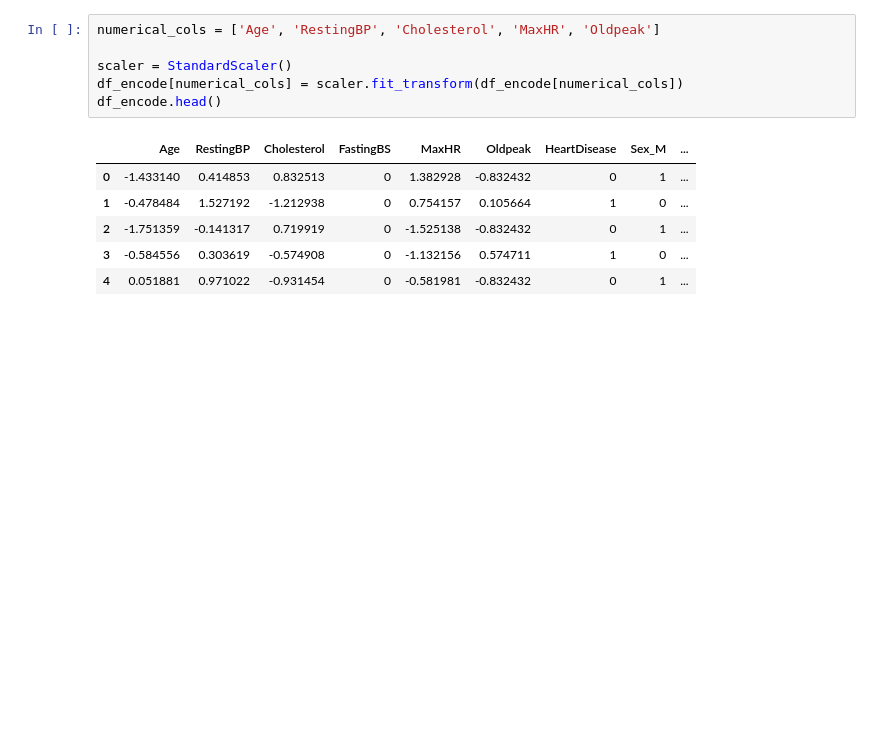
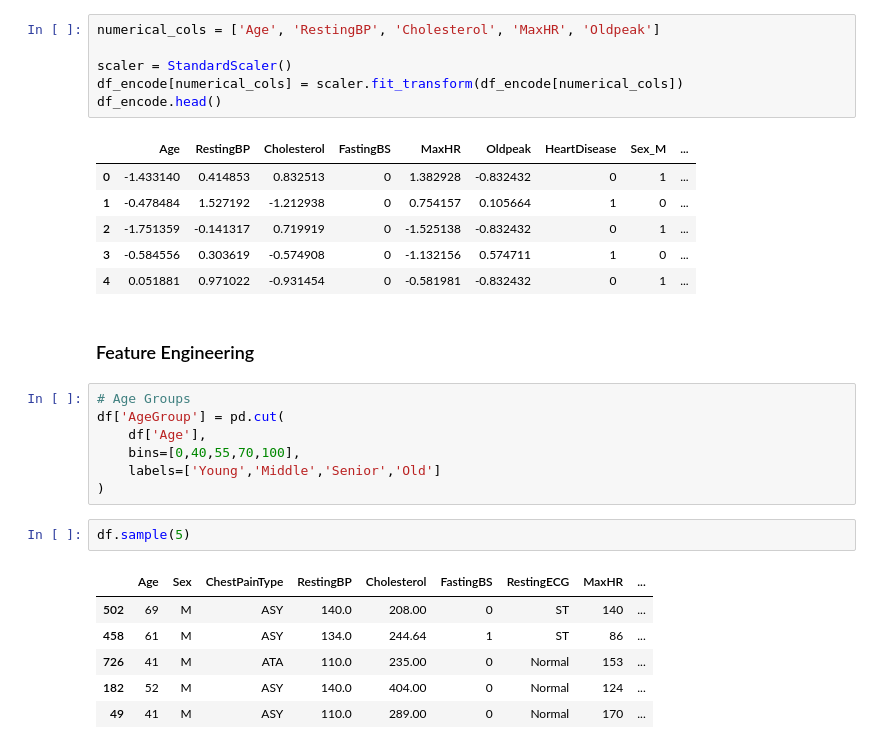
Before and after one commit to SayidMushtaQ/Heart-disease-eda-preprocessing, a Jupyter notebook: heart.ipynb, the cells around one changed output. Cells and saved outputs as stored; diff of their text form; blank space fills up the shorter version.

```diff
--- a/heart.ipynb
+++ b/heart.ipynb
@@ -410,3 +410,21 @@ df_encode.head()
 | 2 | -1.751359 | -0.141317 | 0.719919 | 0 | -1.525138 | -0.832432 | 0 | 1 | ... |
 | 3 | -0.584556 | 0.303619 | -0.574908 | 0 | -1.132156 | 0.574711 | 1 | 0 | ... |
 | 4 | 0.051881 | 0.971022 | -0.931454 | 0 | -0.581981 | -0.832432 | 0 | 1 | ... |
+# %% [markdown]
+### Feature Engineering
+# %%
+# Age Groups
+df['AgeGroup'] = pd.cut(
+    df['Age'],
+    bins=[0,40,55,70,100],
+    labels=['Young','Middle','Senior','Old']
+)
+# %%
+df.sample(5)
+# %% [output]
+|  | Age | Sex | ChestPainType | RestingBP | Cholesterol | FastingBS | RestingECG | MaxHR | ... |
+| 502 | 69 | M | ASY | 140.0 | 208.00 | 0 | ST | 140 | ... |
+| 458 | 61 | M | ASY | 134.0 | 244.64 | 1 | ST | 86 | ... |
+| 726 | 41 | M | ATA | 110.0 | 235.00 | 0 | Normal | 153 | ... |
+| 182 | 52 | M | ASY | 140.0 | 404.00 | 0 | Normal | 124 | ... |
+| 49 | 41 | M | ASY | 110.0 | 289.00 | 0 | Normal | 170 | ... |
```
Also changed, not shown: parts of 14 cells of this notebook.
